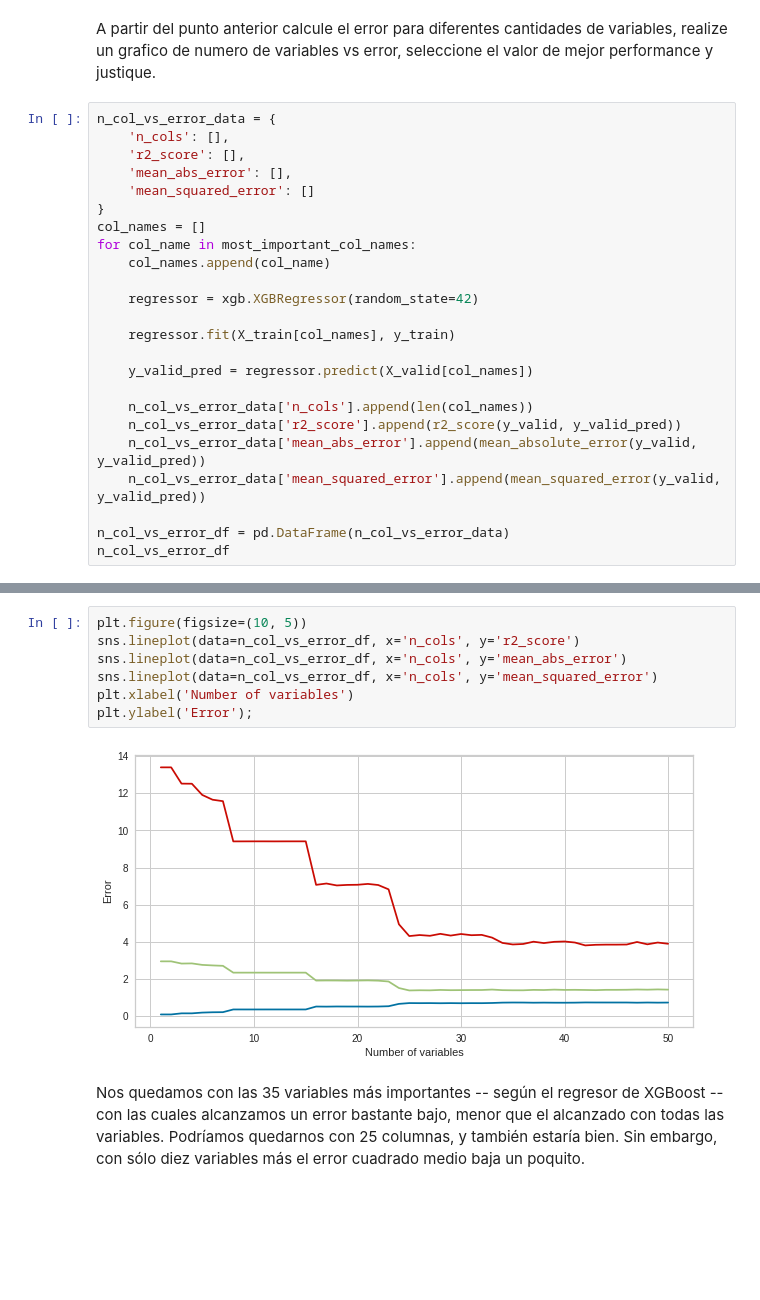
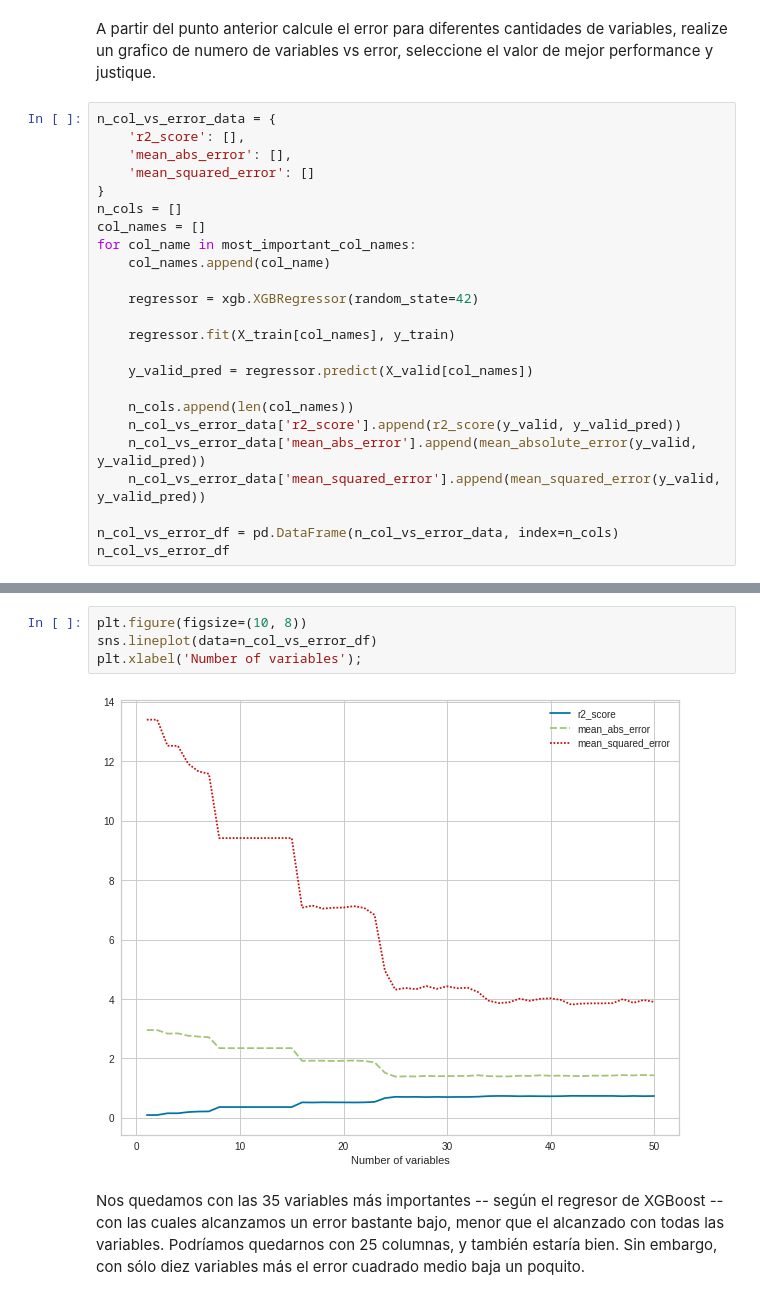
Before and after one commit to georeference-ML-mentoria/AprendizajeAutomatico-, a Jupyter notebook: 4_1_TPractico_Aprendizaje_Automatico_Javi.ipynb, the cells around one changed output, grey strips where cells are left out. Drawn from its saved outputs; the diff is of its cells as text; blank space fills up the shorter version.

```diff
--- a/4_1_TPractico_Aprendizaje_Automatico_Javi.ipynb
+++ b/4_1_TPractico_Aprendizaje_Automatico_Javi.ipynb
@@ -291,11 +291,11 @@ Index(['TR_S_connection_age_days', 'SUB_is_SEITI', 'FAS_CON_P_is_AB',
 A partir del punto anterior calcule el error para diferentes cantidades de variables, realize un grafico de numero de variables vs error, seleccione el valor de mejor performance y justique.
 # %%
 n_col_vs_error_data = {
-    'n_cols': [],
     'r2_score': [],
     'mean_abs_error': [],
     'mean_squared_error': []
 }
+n_cols = []
 col_names = []
 for col_name in most_important_col_names:
     col_names.append(col_name)
@@ -306,11 +306,11 @@ for col_name in most_important_col_names:
 
     y_valid_pred = regressor.predict(X_valid[col_names])
 
-    n_col_vs_error_data['n_cols'].append(len(col_names))
+    n_cols.append(len(col_names))
     n_col_vs_error_data['r2_score'].append(r2_score(y_valid, y_valid_pred))
     n_col_vs_error_data['mean_abs_error'].append(mean_absolute_error(y_valid, y_valid_pred))
     n_col_vs_error_data['mean_squared_error'].append(mean_squared_error(y_valid, y_valid_pred))
 
-n_col_vs_error_df = pd.DataFrame(n_col_vs_error_data)
+n_col_vs_error_df = pd.DataFrame(n_col_vs_error_data, index=n_cols)
 n_col_vs_error_df
 # %% [output]
@@ -334,12 +334,9 @@ n_col_vs_error_df
 # %%
-plt.figure(figsize=(10, 5))
-sns.lineplot(data=n_col_vs_error_df, x='n_cols', y='r2_score')
-sns.lineplot(data=n_col_vs_error_df, x='n_cols', y='mean_abs_error')
-sns.lineplot(data=n_col_vs_error_df, x='n_cols', y='mean_squared_error')
-plt.xlabel('Number of variables')
-plt.ylabel('Error');
+plt.figure(figsize=(10, 8))
+sns.lineplot(data=n_col_vs_error_df)
+plt.xlabel('Number of variables');
 # %% [output]
-[figure, old version]
+[figure, new version]
 # %% [markdown]
 Nos quedamos con las 35 variables más importantes -- según el regresor de XGBoost -- con las cuales alcanzamos un error bastante bajo, menor que el alcanzado con todas las variables. Podríamos quedarnos con 25 columnas, y también estaría bien. Sin embargo, con sólo diez variables más el error cuadrado medio baja un poquito.
 # %% [markdown]
```
Also changed, not shown: parts of 14 cells of this notebook.
